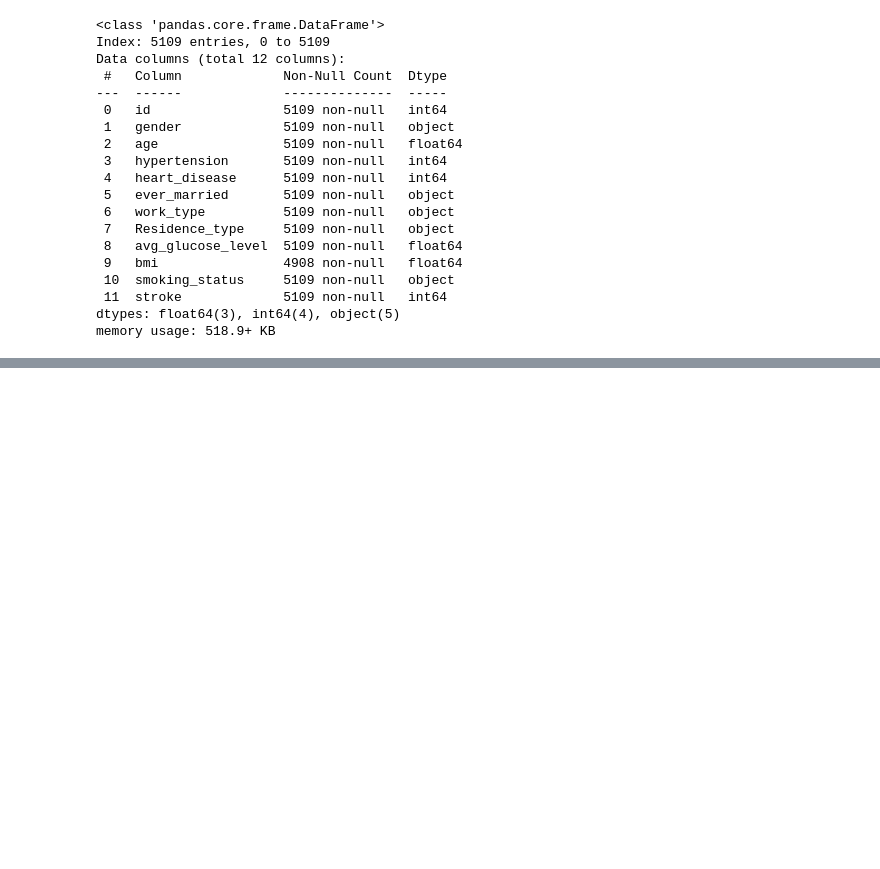
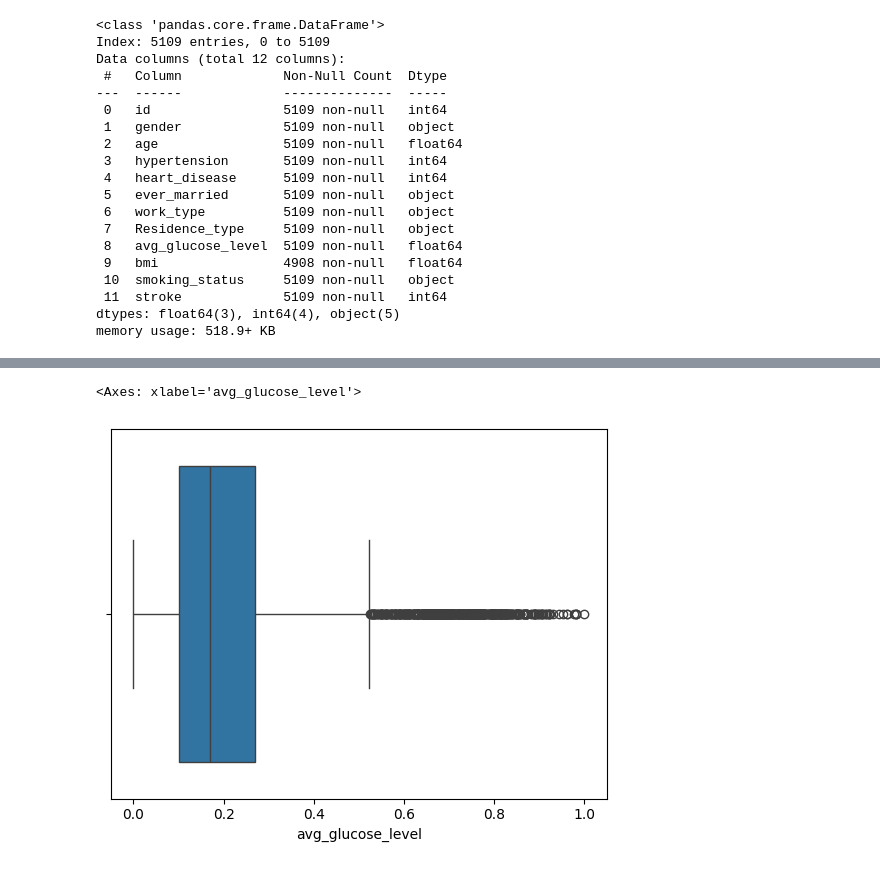
Before and after one commit to Ashokmevada/Stroke_prediction, a Jupyter notebook: temp.ipynb, the cells around one changed output, grey strips where cells are left out. Drawn from its saved outputs; the diff is of its cells as text; code cells hidden in the pictures; blank space fills up the shorter version.

```diff
--- a/temp.ipynb
+++ b/temp.ipynb
@@ -157,0 +372,5 @@ df.select_dtypes(exclude='object')
+# %%
+sns.boxplot(x = 'avg_glucose_level' , data = df)
+# %% [output]
+<Axes: xlabel='avg_glucose_level'>
+[figure, added]
```
Also changed, not shown: parts of 25 cells of this notebook, 9 other files.
